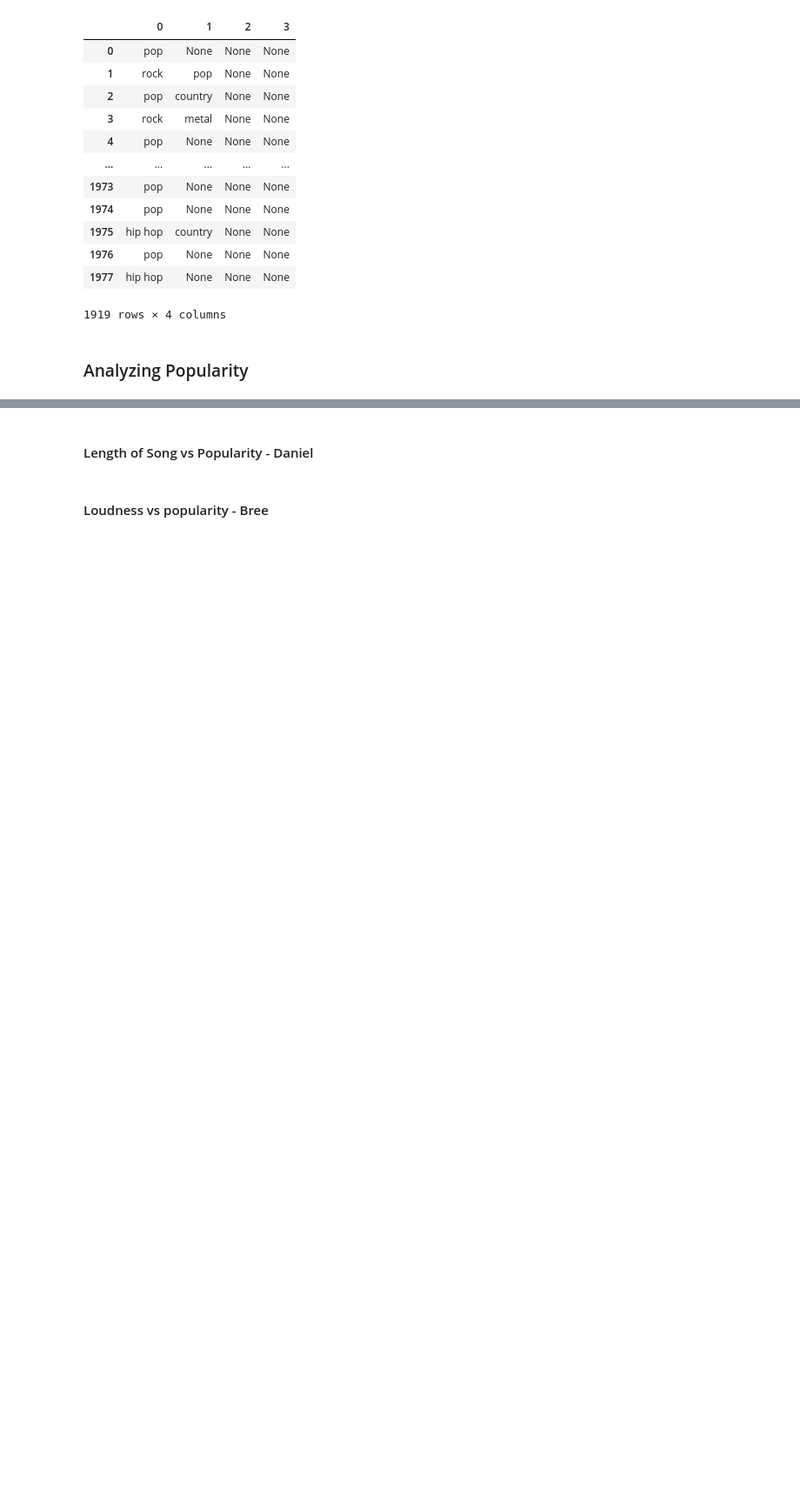
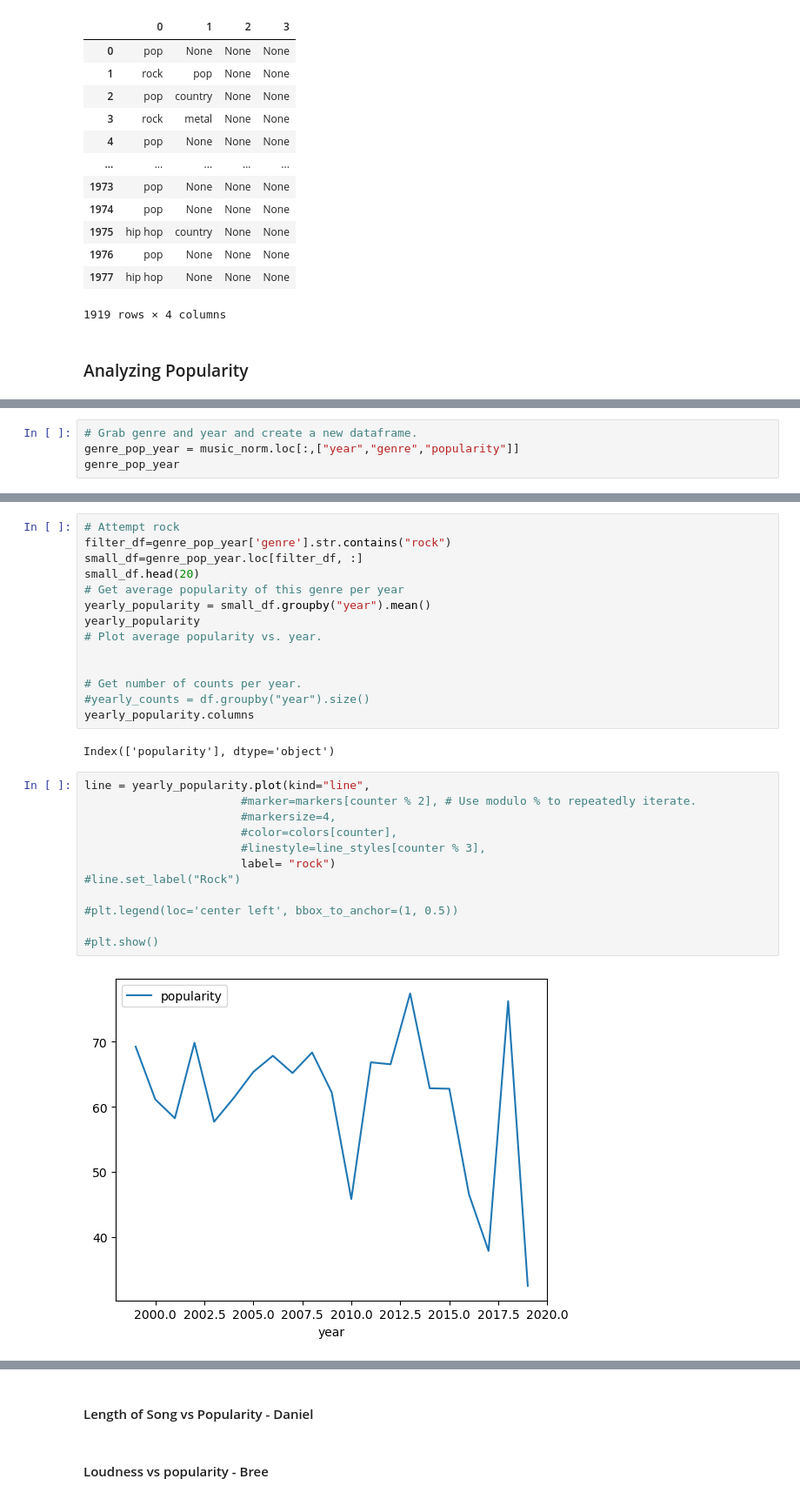
Before and after one commit to Dr0d1536/Project_1, a Jupyter notebook: spotify.ipynb, the cells around one changed output, grey strips where cells are left out. Shown at 87% size. Cells and saved outputs as stored; diff of their text form; blank space fills up the shorter version.

```diff
--- a/spotify.ipynb
+++ b/spotify.ipynb
@@ -205,0 +207,4 @@ genres #test
+# %%
+# Grab genre and year and create a new dataframe.
+genre_pop_year = music_norm.loc[:,["year","genre","popularity"]]
+genre_pop_year
@@ -205,0 +225,30 @@ genres #test
+# %%
+# Attempt rock
+filter_df=genre_pop_year['genre'].str.contains("rock")
+small_df=genre_pop_year.loc[filter_df, :]
+small_df.head(20)
+# Get average popularity of this genre per year
+yearly_popularity = small_df.groupby("year").mean()
+yearly_popularity
+# Plot average popularity vs. year.
+
+
+# Get number of counts per year.
+#yearly_counts = df.groupby("year").size()
+yearly_popularity.columns
+# %% [output]
+Index(['popularity'], dtype='object')
+# %%
+line = yearly_popularity.plot(kind="line",
+                       #marker=markers[counter % 2], # Use modulo % to repeatedly iterate.
+                       #markersize=4,
+                       #color=colors[counter],
+                       #linestyle=line_styles[counter % 3],
+                       label= "rock")
+#line.set_label("Rock")
+
+#plt.legend(loc='center left', bbox_to_anchor=(1, 0.5))
+
+#plt.show()
+# %% [output]
+[figure, added]
```
Also changed, not shown: parts of 12 cells of this notebook.
